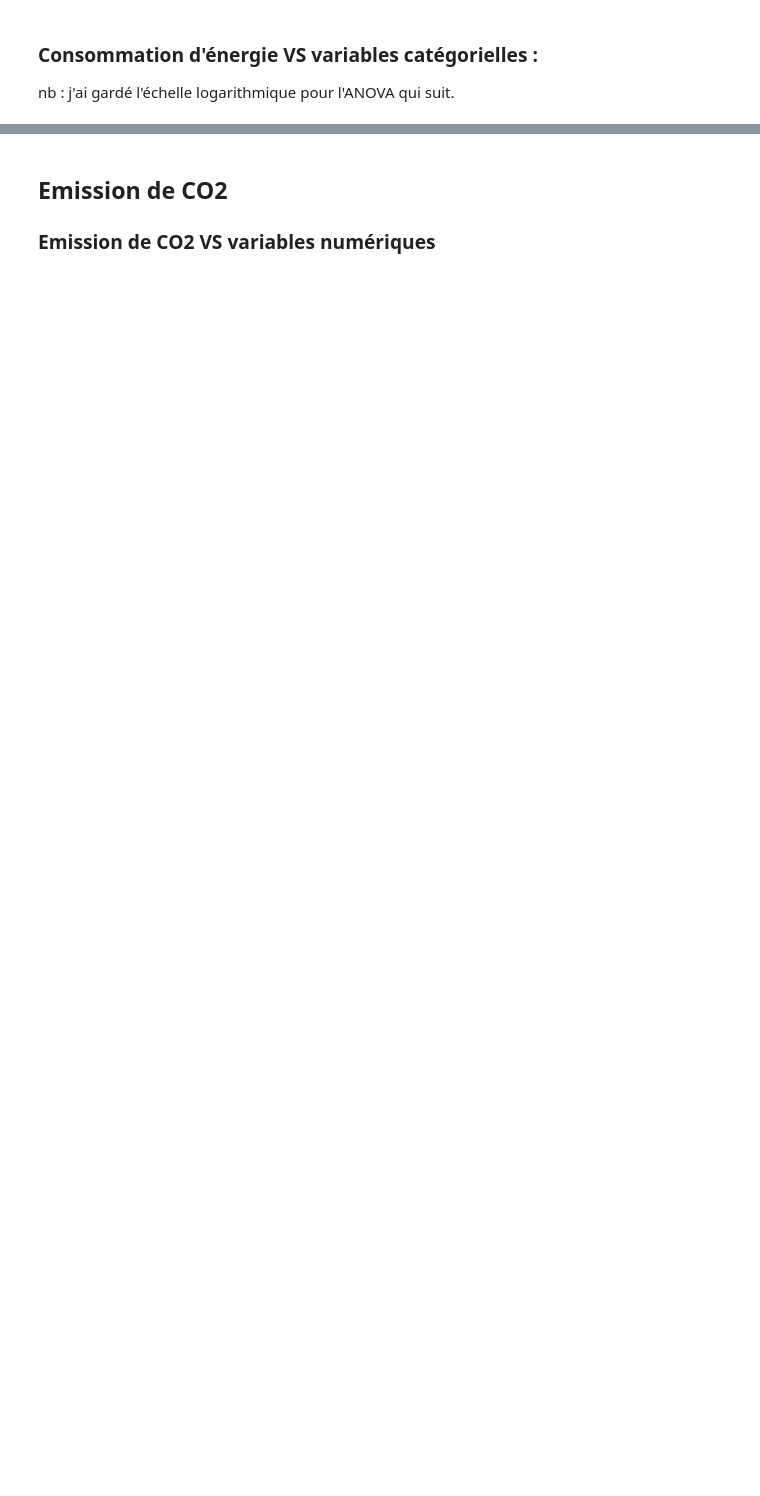
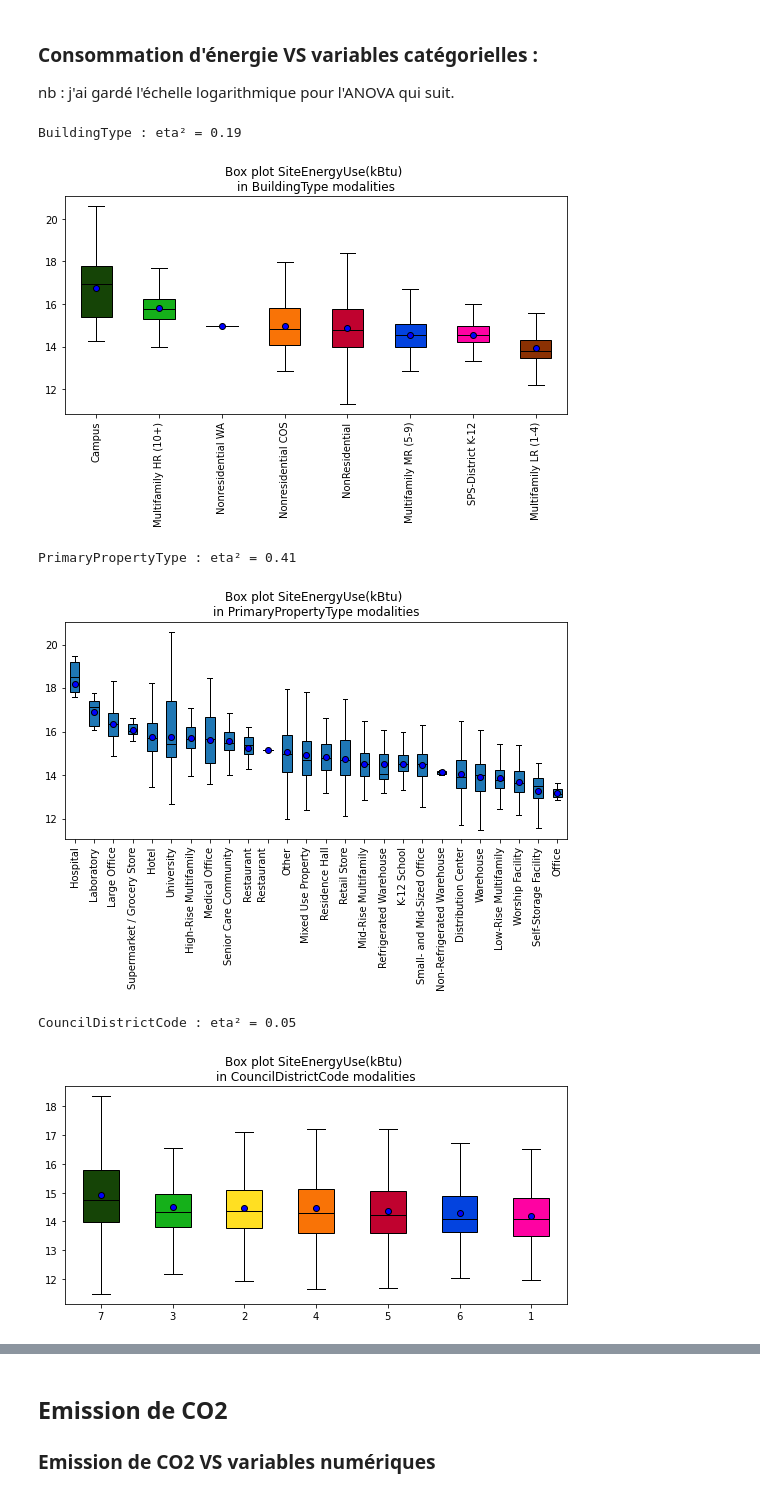
Before and after one commit to ClaireGayral/formation_openclassroom, a Jupyter notebook: P3_gayral_claire/preprocess.ipynb, the cells around one changed output, grey strips where cells are left out. Drawn from its saved outputs; the diff is of its cells as text; code cells hidden in the pictures; blank space fills up the shorter version.

```diff
--- a/P3_gayral_claire/preprocess.ipynb
+++ b/P3_gayral_claire/preprocess.ipynb
@@ -744,7 +755,15 @@ NameError: name 'linear_model' is not defined
 nb : j'ai gardé l'échelle logarithmique pour l'ANOVA qui suit.
 # %%
 for var in cat_training_var :
+    plt.figure(figsize=(9,4))
     plot_boxplot(data_log_transfo, var, "SiteEnergyUse(kBtu)",sort=True)
     eta2 = eta_squared(x=data[var], y= data_log_transfo["SiteEnergyUse(kBtu)"])
     print(var, ": eta² =",np.round(eta2,2))
     plt.show()
+# %% [output]
+BuildingType : eta² = 0.19
+[figure, added]
+PrimaryPropertyType : eta² = 0.41
+[figure, added]
+CouncilDistrictCode : eta² = 0.05
+[figure, added]
```
Also changed, not shown: parts of 53 cells of this notebook, 2 other files.
